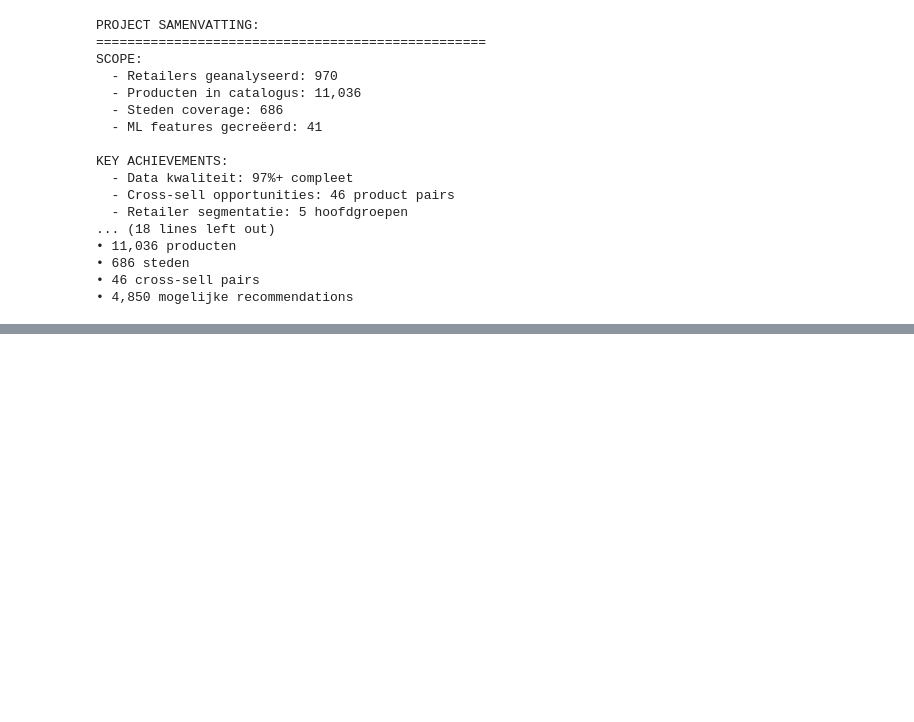
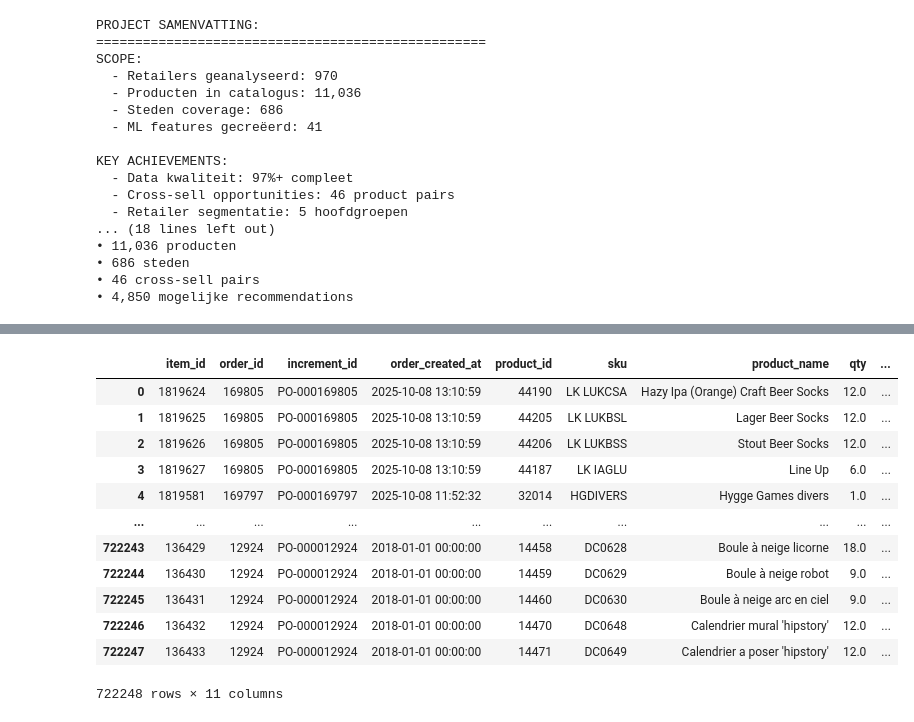
Before and after one commit to Chaimaebz/datalab3, a Jupyter notebook: Mantagifts_Data_Project_Clean.ipynb, the cells around one changed output, grey strips where cells are left out. Drawn from its saved outputs; the diff is of its cells as text; code cells hidden in the pictures; blank space fills up the shorter version.

Commit message:
Order data inladen

```diff
--- a/Mantagifts_Data_Project_Clean.ipynb
+++ b/Mantagifts_Data_Project_Clean.ipynb
@@ -1524,0 +1958,18 @@ KEY ACHIEVEMENTS:
+# %%
+order_data = pd.read_csv("tmp_po_order_items_with_details.csv")
+
+display(order_data)
+# %% [output]
+|  | item_id | order_id | increment_id | order_created_at | product_id | sku | product_name | qty | ... |
+| 0 | 1819624 | 169805 | PO-000169805 | 2025-10-08 13:10:59 | 44190 | LK LUKCSA | Hazy Ipa (Orange) Craft Beer Socks | 12.0 | ... |
+| 1 | 1819625 | 169805 | PO-000169805 | 2025-10-08 13:10:59 | 44205 | LK LUKBSL | Lager Beer Socks | 12.0 | ... |
+| 2 | 1819626 | 169805 | PO-000169805 | 2025-10-08 13:10:59 | 44206 | LK LUKBSS | Stout Beer Socks | 12.0 | ... |
+| 3 | 1819627 | 169805 | PO-000169805 | 2025-10-08 13:10:59 | 44187 | LK IAGLU | Line Up | 6.0 | ... |
+| 4 | 1819581 | 169797 | PO-000169797 | 2025-10-08 11:52:32 | 32014 | HGDIVERS | Hygge Games divers | 1.0 | ... |
+| ... | ... | ... | ... | ... | ... | ... | ... | ... | ... |
+| 722243 | 136429 | 12924 | PO-000012924 | 2018-01-01 00:00:00 | 14458 | DC0628 | Boule à neige licorne | 18.0 | ... |
+| 722244 | 136430 | 12924 | PO-000012924 | 2018-01-01 00:00:00 | 14459 | DC0629 | Boule à neige robot | 9.0 | ... |
+| 722245 | 136431 | 12924 | PO-000012924 | 2018-01-01 00:00:00 | 14460 | DC0630 | Boule à neige arc en ciel | 9.0 | ... |
+| 722246 | 136432 | 12924 | PO-000012924 | 2018-01-01 00:00:00 | 14470 | DC0648 | Calendrier mural 'hipstory' | 12.0 | ... |
+| 722247 | 136433 | 12924 | PO-000012924 | 2018-01-01 00:00:00 | 14471 | DC0649 | Calendrier a poser 'hipstory' | 12.0 | ... |
+722248 rows × 11 columns
```
Also changed, not shown: parts of 4 cells of this notebook.
